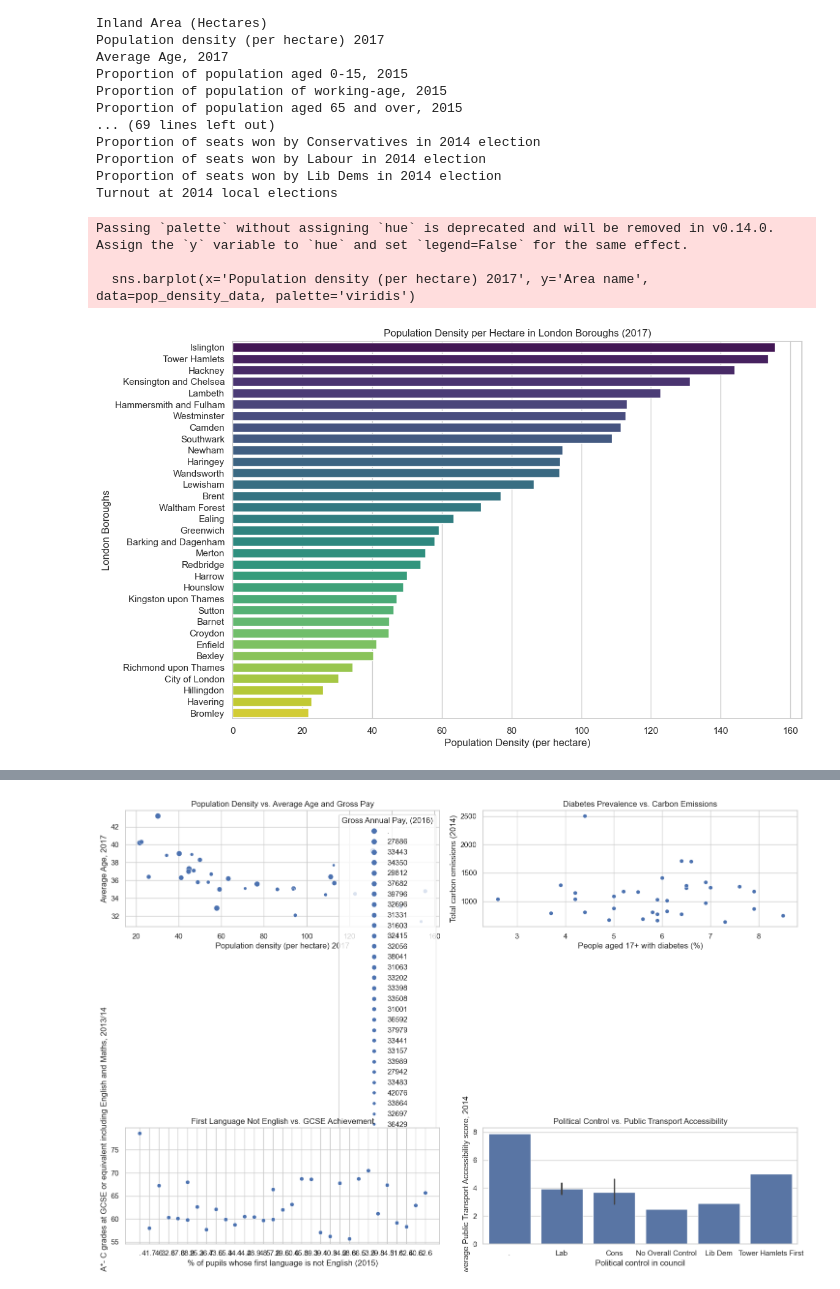
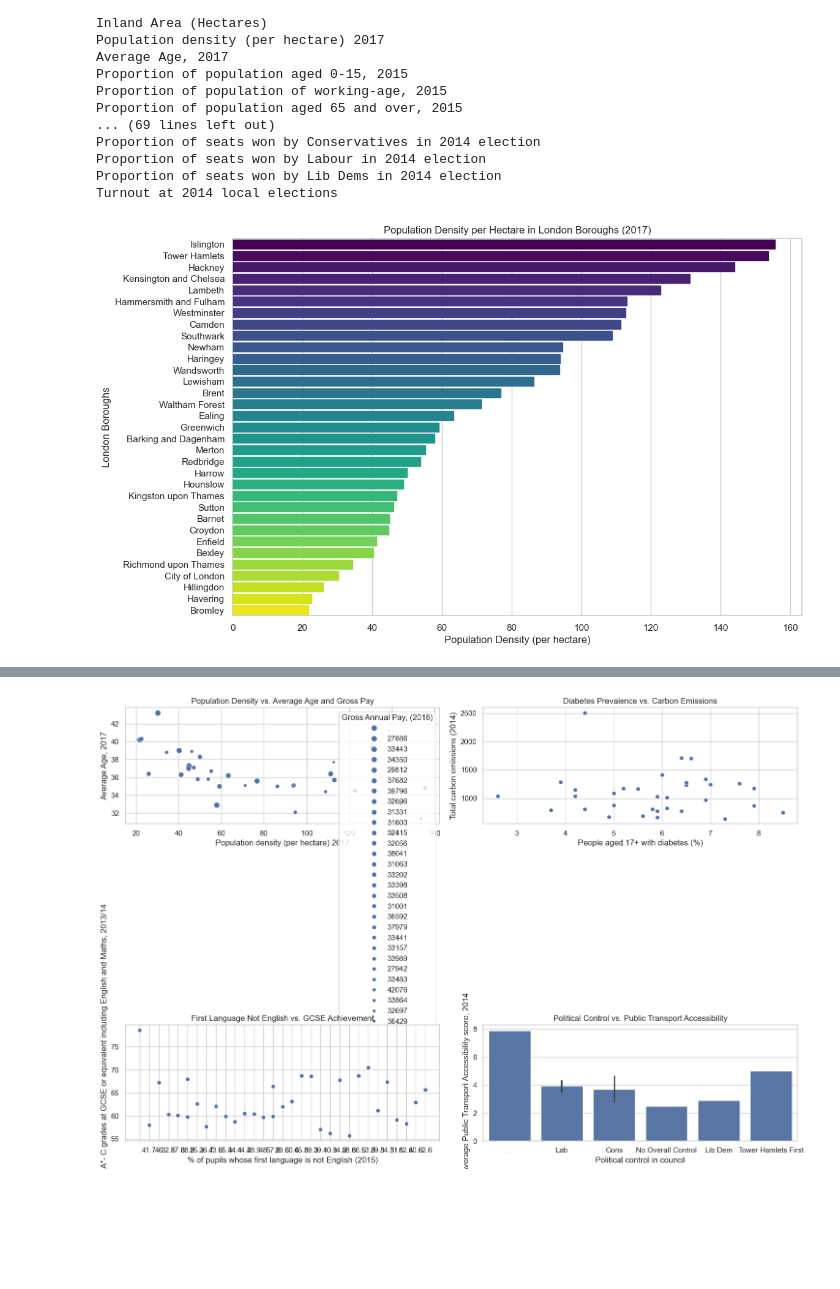
Before and after one commit to mrmoxon/Gradient_Descent_Implementations, a Jupyter notebook: main.ipynb, the cells around one changed output, grey strips where cells are left out. Drawn from its saved outputs; the diff is of its cells as text; code cells hidden in the pictures; blank space fills up the shorter version.

```diff
--- a/main.ipynb
+++ b/main.ipynb
@@ -7,7 +7,7 @@ import matplotlib.pyplot as plt
 import numpy as np
 import pandas as pd
 
-data = pd.read_csv('london-borough-profiles-jan2018.csv', encoding='latin1')
+data = pd.read_csv('data/london-borough-profiles-jan2018.csv', encoding='latin1')
 data
 # %% [output]
 |  | Code | New code | Area name | Inner/ Outer London | GLA Population Estimate 2017 | GLA Household Estimate 2017 | ... |
@@ -53,22 +53,37 @@ Turnout at 2014 local elections
 # %%
 import seaborn as sns
 import matplotlib.pyplot as plt
 
-# Filtering relevant columns for Population Density Visualization
+# Assuming pop_density_data is your pre-processed DataFrame
 pop_density_data = data[['Area name', 'Population density (per hectare) 2017']].sort_values(by='Population density (per hectare) 2017', ascending=False)
 
-# Creating a bar plot for Population Density
+# Create a bar plot
 plt.figure(figsize=(12, 8))
-sns.barplot(x='Population density (per hectare) 2017', y='Area name', data=pop_density_data, palette='viridis')
+barplot = sns.barplot(
+    x='Population density (per hectare) 2017',
+    y='Area name',
+    data=pop_density_data
+)
+
+# Get the number of bars in the barplot
+num_bars = len(barplot.patches)
+
+# Create a color map
+cmap = plt.get_cmap('viridis')
+
+# Assign a color from the color map to each bar
+for i, bar in enumerate(barplot.patches):
+    bar.set_color(cmap(i / num_bars))
+
 plt.title('Population Density per Hectare in London Boroughs (2017)')
 plt.xlabel('Population Density (per hectare)')
 plt.ylabel('London Boroughs')
+
+plt.savefig(f'visualisations/Population Density per Hectare in London Boroughs (2017).png', dpi=300)
+
 plt.show()
 # %% [output]
-Passing `palette` without assigning `hue` is deprecated and will be removed in v0.14.0. Assign the `y` variable to `hue` and set `legend=False` for the same effect.
-
-  sns.barplot(x='Population density (per hectare) 2017', y='Area name', data=pop_density_data, palette='viridis')
-[figure, old version]
+[figure, new version]
 # %%
 # Extracting the relevant data for the political landscape visualization
 political_data = data['Political control in council'].value_counts().reset_index()
```
Also changed, not shown: parts of 32 cells of this notebook, 33 other files.
